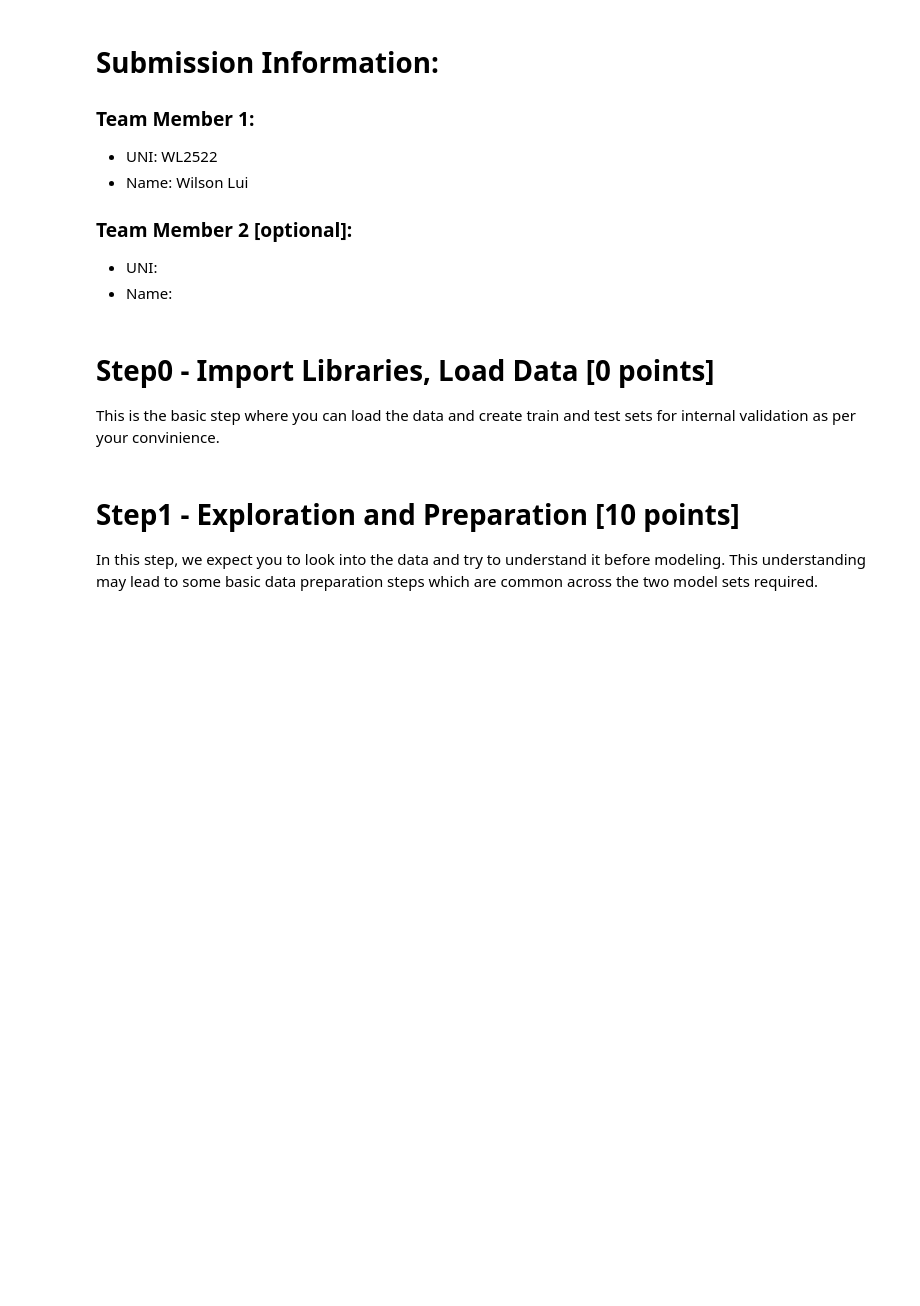
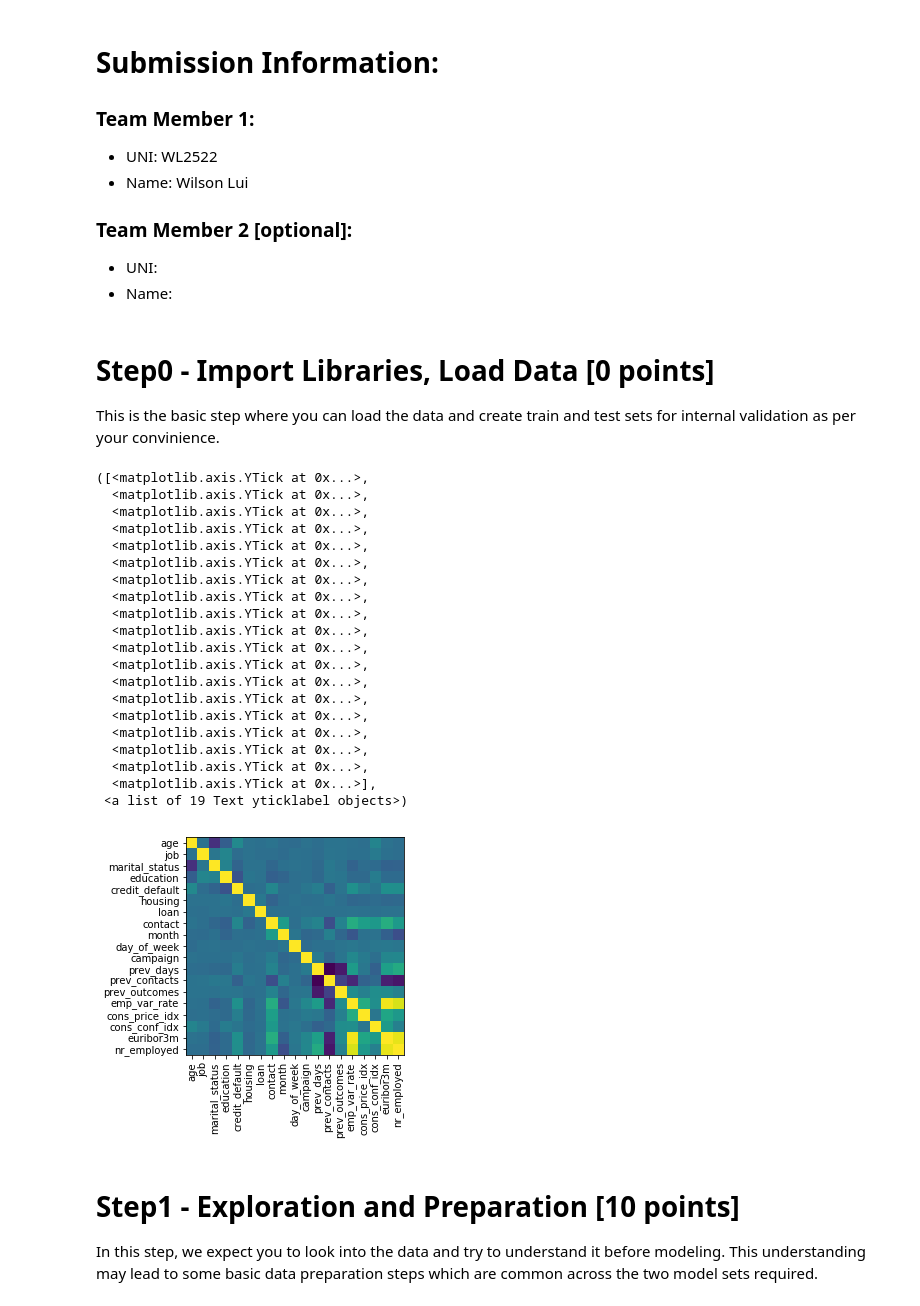
Before and after one commit to wl2522/BankMarketingCampaign, a Jupyter notebook: hw3_starter_notebook.ipynb, the cells around one changed output. Cells and saved outputs as stored; diff of their text form; code cells hidden in the pictures; blank space fills up the shorter version.

```diff
--- a/hw3_starter_notebook.ipynb
+++ b/hw3_starter_notebook.ipynb
@@ -24,3 +15,79 @@ data = pd.read_csv('data\data.csv')
+# %%
+%matplotlib inline
+
+import pandas as pd
+import numpy as np
+import matplotlib.pyplot as plt
+from collections import Counter
+from sklearn.model_selection import train_test_split
+from sklearn.preprocessing import LabelEncoder
+from sklearn.preprocessing import scale
+
+data = pd.read_csv('data\data.csv')
+
+#Get summary statistics on the data
+#Remove the "duration" feature to avoid getting overoptimistic results
+
+data = data.drop('duration', 1)
+data.describe()
+
+#Separate the categorical features from the numerical ones
+#Encode category and response variable strings to integers
+
+num = ['age', 'campaign', 'prev_days', 'prev_contacts', 'emp_var_rate',
+       'cons_price_idx', 'cons_conf_idx', 'euribor3m', 'nr_employed']
+
+cat = ['job', 'marital_status', 'education', 'credit_default', 'housing',
+       'loan', 'contact', 'month', 'day_of_week', 'prev_outcomes']
+
+enc_data = data.copy()
+
+le = LabelEncoder()
+
+for col in cat:
+    levels = enc_data[col].unique()
+    le.fit(levels)
+    enc_data[col] = le.transform(enc_data[col])
+
+#Separate the features from the response variable
+
+levels = enc_data['subscribed'].unique()
+le.fit(levels)
+enc_data['subscribed'] = le.transform(enc_data['subscribed'])
+
+X = enc_data.iloc[:,:-1]
+y = enc_data.iloc[:,-1]
+
+X_train, X_test, y_train, y_test = train_test_split(X, y)
+
+X_train_scaled = scale(X_train)
+
+cov = np.cov(X_train_scaled, rowvar = False)
+plt.imshow(cov, cmap='viridis', interpolation='nearest')
+plt.xticks(range(len(list(X_train))), list(X_train), rotation = 'vertical')
+plt.yticks(range(len(list(X_train))), list(X_train))
+# %% [output]
+([<matplotlib.axis.YTick at 0x...>,
+  <matplotlib.axis.YTick at 0x...>,
+  <matplotlib.axis.YTick at 0x...>,
+  <matplotlib.axis.YTick at 0x...>,
+  <matplotlib.axis.YTick at 0x...>,
+  <matplotlib.axis.YTick at 0x...>,
+  <matplotlib.axis.YTick at 0x...>,
+  <matplotlib.axis.YTick at 0x...>,
+  <matplotlib.axis.YTick at 0x...>,
+  <matplotlib.axis.YTick at 0x...>,
+  <matplotlib.axis.YTick at 0x...>,
+  <matplotlib.axis.YTick at 0x...>,
+  <matplotlib.axis.YTick at 0x...>,
+  <matplotlib.axis.YTick at 0x...>,
+  <matplotlib.axis.YTick at 0x...>,
+  <matplotlib.axis.YTick at 0x...>,
+  <matplotlib.axis.YTick at 0x...>,
+  <matplotlib.axis.YTick at 0x...>,
+  <matplotlib.axis.YTick at 0x...>],
+ <a list of 19 Text yticklabel objects>)
+[figure, added]
 # %% [markdown]
 # Step1 - Exploration and Preparation [10 points]
 
```
Also changed, not shown: parts of 6 cells of this notebook, 2 other files.
